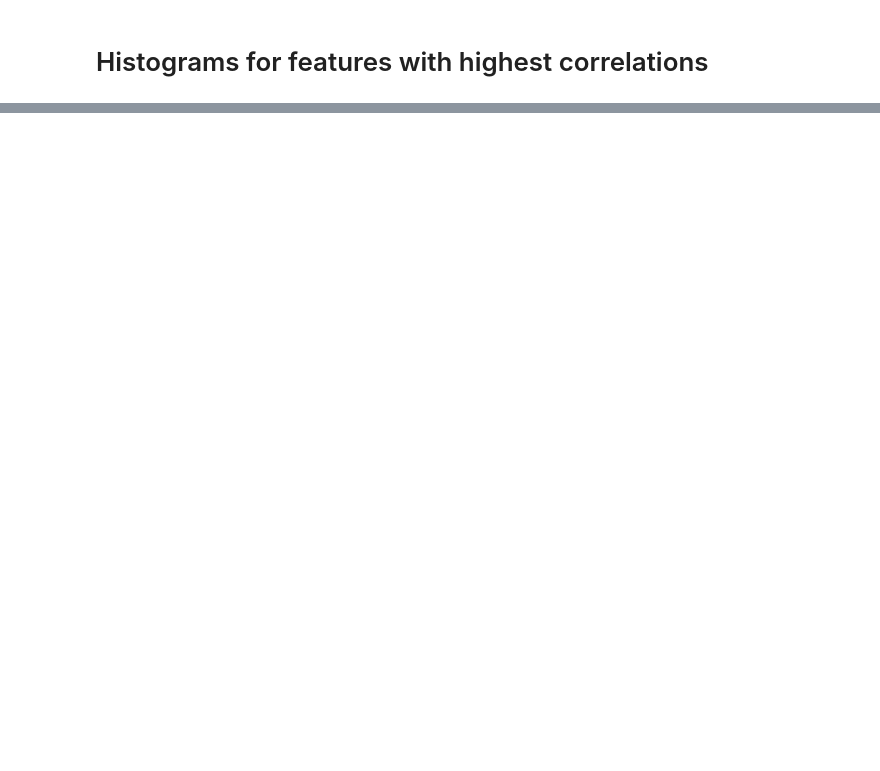
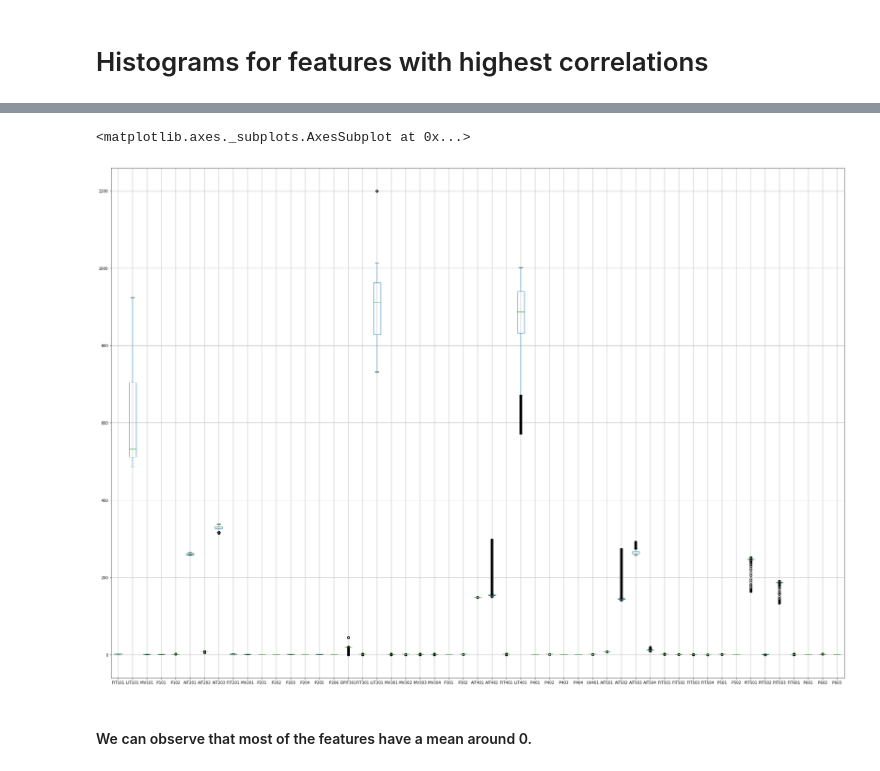
Before and after one commit to laure-delisle/SWaT, a Jupyter notebook: EDA/data_analysis.ipynb, the cells around one changed output, grey strips where cells are left out. Saved outputs shown, nothing was run; the diff lists cells and outputs as text; code cells hidden in the pictures; blank space fills up the shorter version.

```diff
--- a/EDA/data_analysis.ipynb
+++ b/EDA/data_analysis.ipynb
@@ -181,0 +169,8 @@ array([[<matplotlib.axes._subplots.AxesSubplot object at 0x...>,
+# %%
+fig, axes = plt.subplots(figsize=(35,  25))
+pdata[NumFeatures].boxplot()
+# %% [output]
+<matplotlib.axes._subplots.AxesSubplot at 0x...>
+[figure, added]
+# %% [markdown]
+#### We can observe that most of the features have a mean around 0.
```
Also changed, not shown: parts of 14 cells of this notebook, 1 other file.
